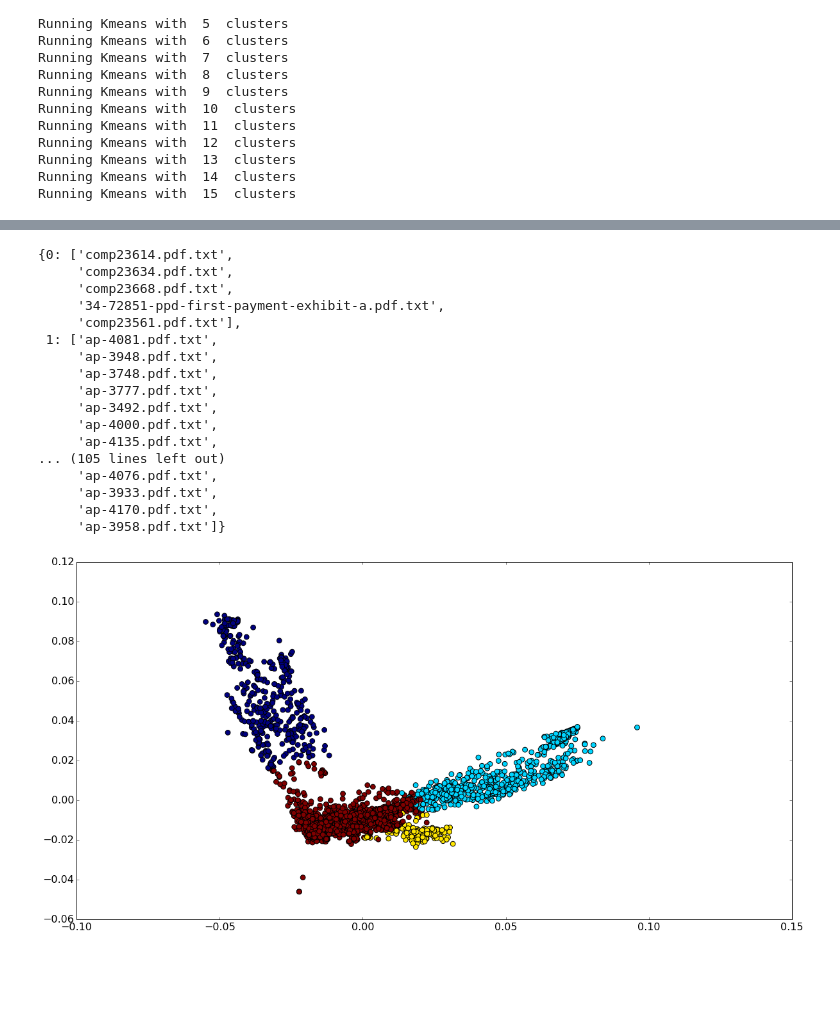
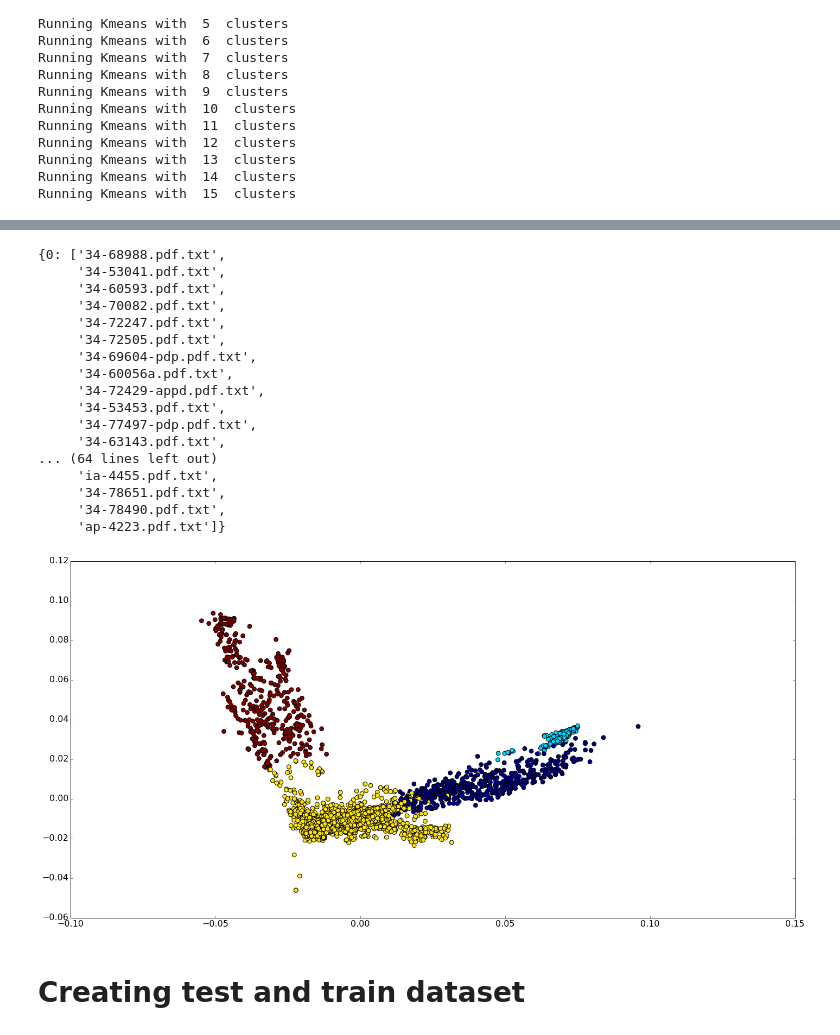
Before and after one commit to nitrek/tensorflow_Data, a Jupyter notebook: Document_classifciation_scikit.ipynb, the cells around one changed output, grey strips where cells are left out. Cells and saved outputs as stored; diff of their text form; code cells hidden in the pictures; blank space fills up the shorter version.

Commit message:
Upadted notebook and created test,test datasets

```diff
--- a/Document_classifciation_scikit.ipynb
+++ b/Document_classifciation_scikit.ipynb
@@ -8,7 +8,7 @@ import os
 import re
 from nltk.corpus import stopwords
 # %%
-directory = "/home/praveen/tensorflow_Data/Text_full"
+directory = "/Users/ilabuser/TF/tensorflow_Data/Text_full"
 # %%
 f_names = []
 # %%
@@ -223,8 +227,8 @@ import pickle
 #with open("KMeans_models", "wb") as fp:
     #pickle.dump(KMeans_model, fp)
 
-with open("KMeans_models", "rb") as fp:
-    KMeans_model = pickle.load(fp)
+#with open("KMeans_models", "rb") as fp:
+    #KMeans_model = pickle.load(fp)
 # %%
 inertia = [i.inertia_ for i in KMeans_model]
 
@@ -294,28 +298,31 @@ def print_file_with_clusters(num_clusters):
 
     pprint.pprint(file_with_clusters)
 # %%
-print_file_with_clusters(7)
+print_file_with_clusters(4)
 # %% [output]
-{0: ['comp23614.pdf.txt',
-     'comp23634.pdf.txt',
-     'comp23668.pdf.txt',
-     '34-72851-ppd-first-payment-exhibit-a.pdf.txt',
-     'comp23561.pdf.txt'],
- 1: ['ap-4081.pdf.txt',
-     'ap-3948.pdf.txt',
-     'ap-3748.pdf.txt',
-     'ap-3777.pdf.txt',
-     'ap-3492.pdf.txt',
-     'ap-4000.pdf.txt',
-     'ap-4135.pdf.txt',
-... (105 lines left out)
-     'ap-4076.pdf.txt',
-     'ap-3933.pdf.txt',
-     'ap-4170.pdf.txt',
-     'ap-3958.pdf.txt']}
+{0: ['34-68988.pdf.txt',
+     '34-53041.pdf.txt',
+     '34-60593.pdf.txt',
+     '34-70082.pdf.txt',
+     '34-72247.pdf.txt',
+     '34-72505.pdf.txt',
+     '34-69604-pdp.pdf.txt',
+     '34-60056a.pdf.txt',
+     '34-72429-appd.pdf.txt',
+     '34-53453.pdf.txt',
+     '34-77497-pdp.pdf.txt',
+     '34-63143.pdf.txt',
+... (64 lines left out)
+     'ia-4455.pdf.txt',
+     '34-78651.pdf.txt',
+     '34-78490.pdf.txt',
+     'ap-4223.pdf.txt']}
 # %%
 plt.figure(num=None, figsize=(20, 10), dpi=80, facecolor='w', edgecolor='k')
 plt.scatter(pca_comp[:,0],pca_comp[:,1],c=np.array(KMeans_model[2].labels_),s=60)
+plt.tight_layout()
 plt.show()
 # %% [output]
-[figure, old version]
+[figure, new version]
+# %% [markdown]
+# Creating test and train dataset
```
Also changed, not shown: parts of 27 cells of this notebook, 3 other files.
